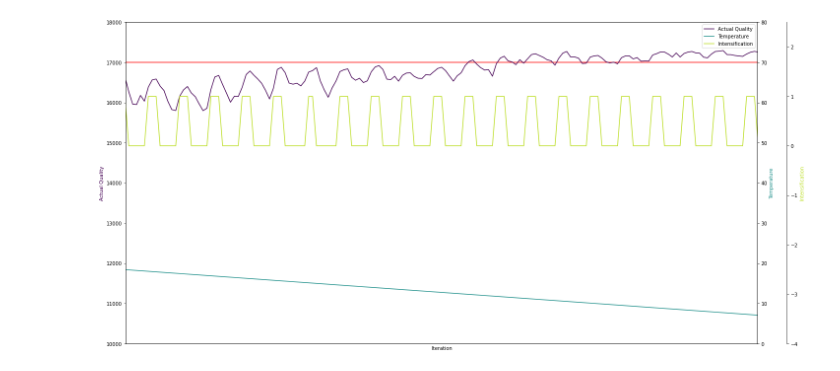
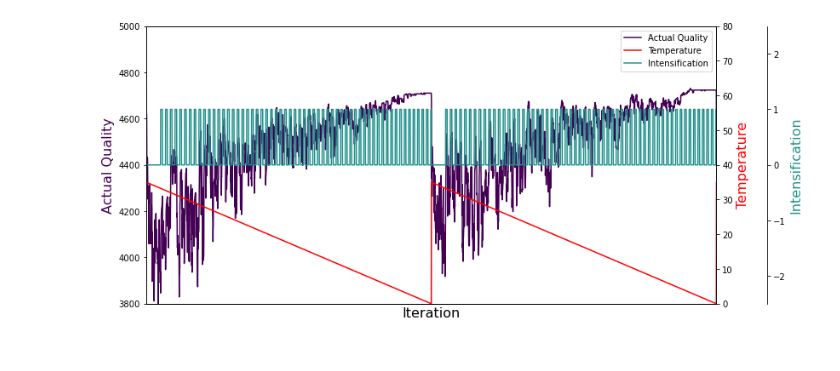
Before and after one commit to matiasmoreno/MCPSB_SA, a Jupyter notebook: SA_2Fases/data/Graficos.ipynb, the cells around one changed output. Drawn from its saved outputs; the diff is of its cells as text; code cells hidden in the pictures.

```diff
--- a/SA_2Fases/data/Graficos.ipynb
+++ b/SA_2Fases/data/Graficos.ipynb
@@ -5,7 +5,7 @@ import matplotlib.pyplot as plt
 import numpy as np
 import pandas as pd
 # %%
-df = pd.read_csv ('dataSA3.csv')
+df = pd.read_csv ('data.csv')
 it = df["it"]
 temp = df["temp"]
 actualQ = df["actualQ"]
@@ -36,32 +36,32 @@ par1.set_ylabel("Temperature", fontsize = 16)
 par2.set_ylabel("Intensification", fontsize = 16)
 #par3.set_ylabel("Prob Downgrade")
 
 
 color1 = plt.cm.viridis(0)
 color2 = plt.cm.viridis(0.5)
 color3 = plt.cm.viridis(0.9)
 #color4 = plt.cm.viridis(0.2)
 
 p1, = host.plot(it, actualQ, color=color1,label="Actual Quality")
 p2, = par1.plot(it, temp, color="r", label="Temperature")
 p3, = par2.plot(it, diversification, color=color2, label="Intensification")
 #p4, = par3.plot(it, pAvg, color=color4, label="Prob Downgrade")
 
 lns = [p1, p2, p3]
 host.legend(handles=lns, loc='best')
 
 # right, left, top, bottom
 par2.spines['right'].set_position(('outward', 60))
 # no x-ticks
 par2.xaxis.set_ticks([])
 # Sometimes handy, same for xaxis
 #par2.yaxis.set_ticks_position('right')
 
 host.yaxis.label.set_color(p1.get_color())
 par1.yaxis.label.set_color(p2.get_color())
 par2.yaxis.label.set_color(p3.get_color())
 #par3.yaxis.label.set_color(p4.get_color())
 
-plt.savefig("SA3.png", bbox_inches='tight')
+plt.savefig("SAHC.png", bbox_inches='tight')
 # %% [output]
-[figure, old version]
+[figure, new version]
```
Also changed, not shown: 24 other files.
